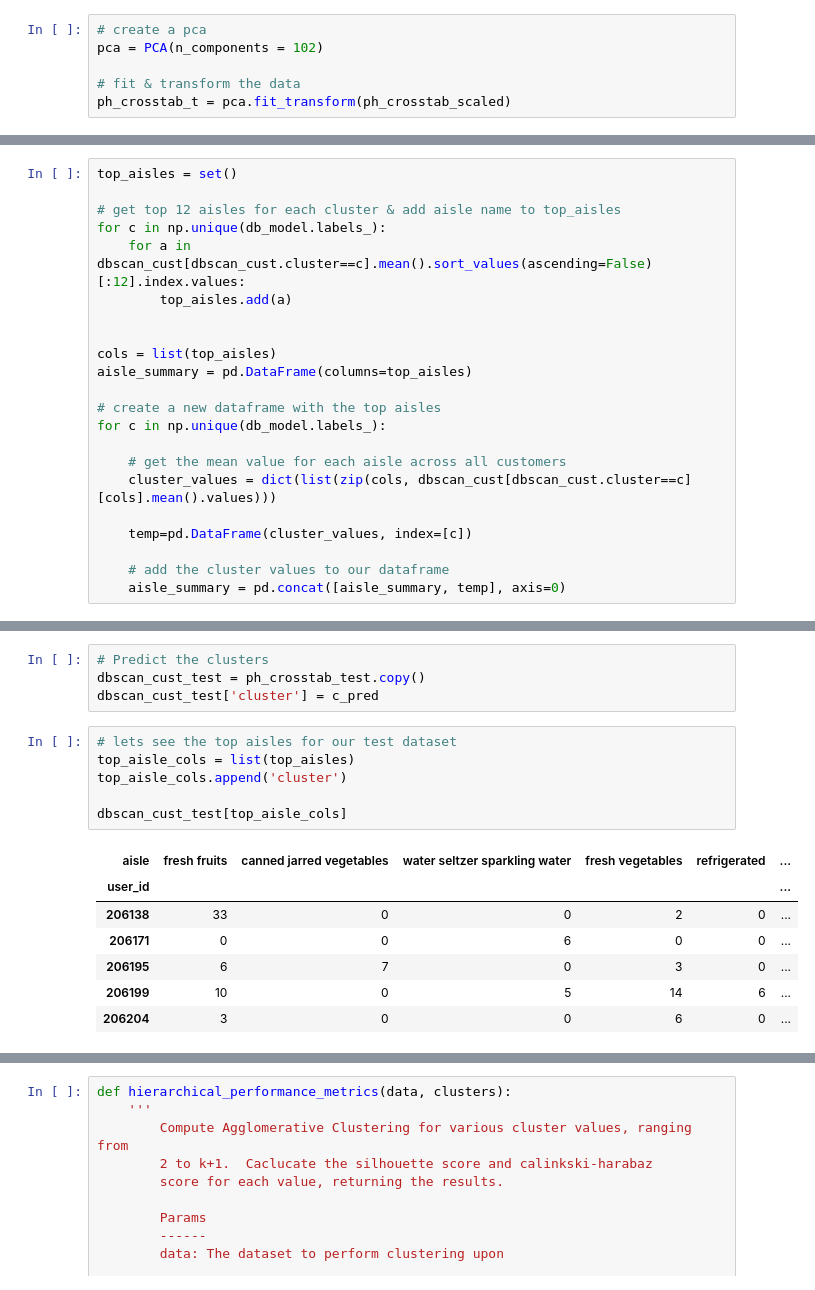
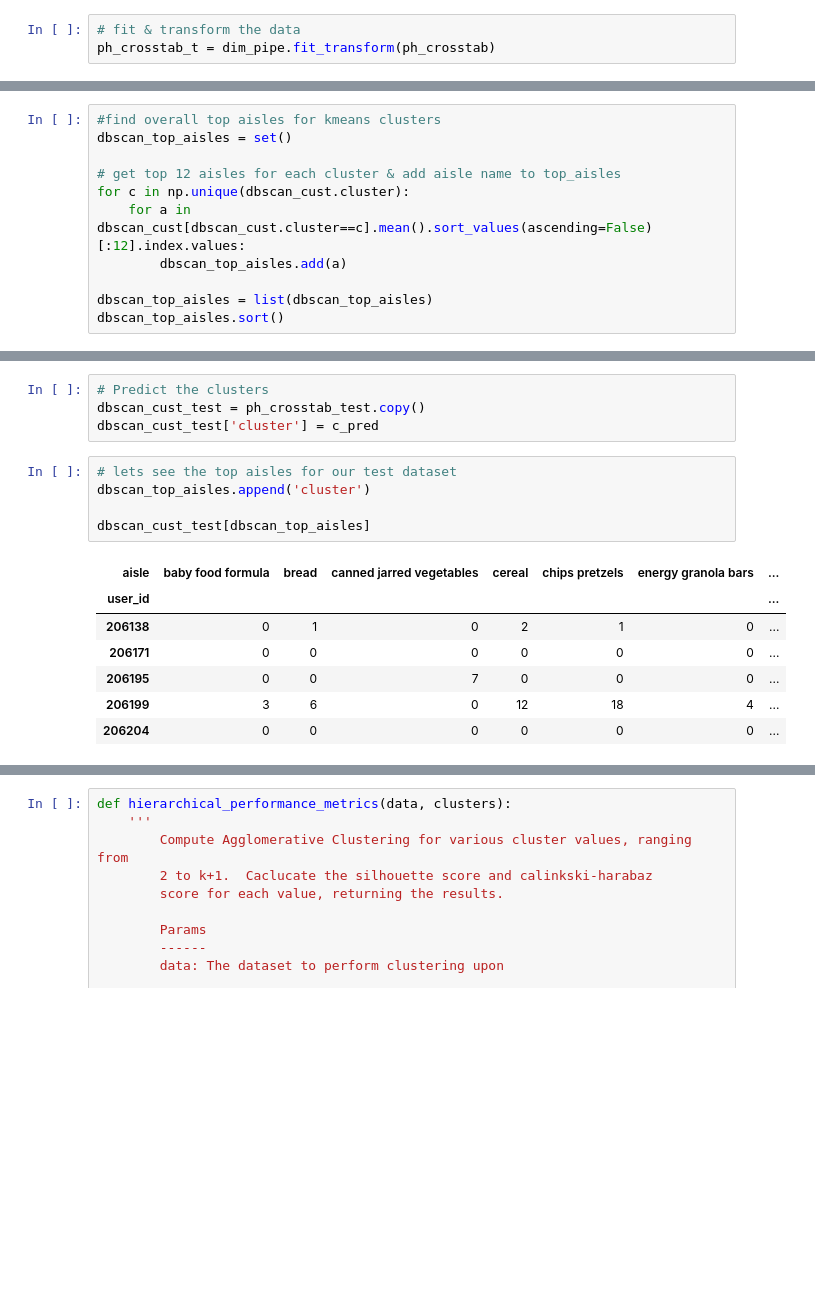
Before and after one commit to mrjgamble/K2DataScience, a Jupyter notebook: Projects/project3-recommender/notebooks/02-instacart-clustering-aisles.ipynb, the cells around one changed output, grey strips where cells are left out. Cells and saved outputs as stored; diff of their text form; blank space fills up the shorter version.

```diff
--- a/Projects/project3-recommender/notebooks/02-instacart-clustering-aisles.ipynb
+++ b/Projects/project3-recommender/notebooks/02-instacart-clustering-aisles.ipynb
@@ -156,6 +160,3 @@ Examining the components, we find that we can explain 99% of the data using 102
 # %%
-# create a pca
-pca = PCA(n_components = 102)
-
 # fit & transform the data
-ph_crosstab_t = pca.fit_transform(ph_crosstab_scaled)
+ph_crosstab_t = dim_pipe.fit_transform(ph_crosstab)
@@ -771,22 +743,0 @@ With the clusters predicted, let's examine the purchasing habits of our 3 cluste
-# %%
-top_aisles = set()
-
-# get top 12 aisles for each cluster & add aisle name to top_aisles
-for c in np.unique(db_model.labels_):
-    for a in dbscan_cust[dbscan_cust.cluster==c].mean().sort_values(ascending=False)[:12].index.values:
-        top_aisles.add(a)
-
-
-cols = list(top_aisles)
-aisle_summary = pd.DataFrame(columns=top_aisles)
-
-# create a new dataframe with the top aisles
-for c in np.unique(db_model.labels_):
-
-    # get the mean value for each aisle across all customers
-    cluster_values = dict(list(zip(cols, dbscan_cust[dbscan_cust.cluster==c][cols].mean().values)))
-
-    temp=pd.DataFrame(cluster_values, index=[c])
-
-    # add the cluster values to our dataframe
-    aisle_summary = pd.concat([aisle_summary, temp], axis=0)
@@ -887,3 +826,14 @@ This is another unique cluster which we did not see in Kmeans.
+# %%
+#find overall top aisles for kmeans clusters
+dbscan_top_aisles = set()
+
+# get top 12 aisles for each cluster & add aisle name to top_aisles
+for c in np.unique(dbscan_cust.cluster):
+    for a in dbscan_cust[dbscan_cust.cluster==c].mean().sort_values(ascending=False)[:12].index.values:
+        dbscan_top_aisles.add(a)
+
+dbscan_top_aisles = list(dbscan_top_aisles)
+dbscan_top_aisles.sort()
 # %% [markdown]
 ### DBSCAN Clustering Predictions
 DBSCAN does not offer a predict method - rather, we will need to build a classifier based on our known values and predict the labels for the test dataset.
@@ -911,15 +861,14 @@ dbscan_cust_test = ph_crosstab_test.copy()
 dbscan_cust_test['cluster'] = c_pred
 # %%
 # lets see the top aisles for our test dataset
-top_aisle_cols = list(top_aisles)
-top_aisle_cols.append('cluster')
+dbscan_top_aisles.append('cluster')
 
-dbscan_cust_test[top_aisle_cols]
+dbscan_cust_test[dbscan_top_aisles]
 # %% [output]
-| aisle | fresh fruits | canned jarred vegetables | water seltzer sparkling water | fresh vegetables | refrigerated | ... |
-| user_id |  |  |  |  |  | ... |
-| 206138 | 33 | 0 | 0 | 2 | 0 | ... |
-| 206171 | 0 | 0 | 6 | 0 | 0 | ... |
-| 206195 | 6 | 7 | 0 | 3 | 0 | ... |
-| 206199 | 10 | 0 | 5 | 14 | 6 | ... |
-| 206204 | 3 | 0 | 0 | 6 | 0 | ... |
+| aisle | baby food formula | bread | canned jarred vegetables | cereal | chips pretzels | energy granola bars | ... |
+| user_id |  |  |  |  |  |  | ... |
+| 206138 | 0 | 1 | 0 | 2 | 1 | 0 | ... |
+| 206171 | 0 | 0 | 0 | 0 | 0 | 0 | ... |
+| 206195 | 0 | 0 | 7 | 0 | 0 | 0 | ... |
+| 206199 | 3 | 6 | 0 | 12 | 18 | 4 | ... |
+| 206204 | 0 | 0 | 0 | 0 | 0 | 0 | ... |
```
Also changed, not shown: parts of 82 cells of this notebook, 5 other files.
